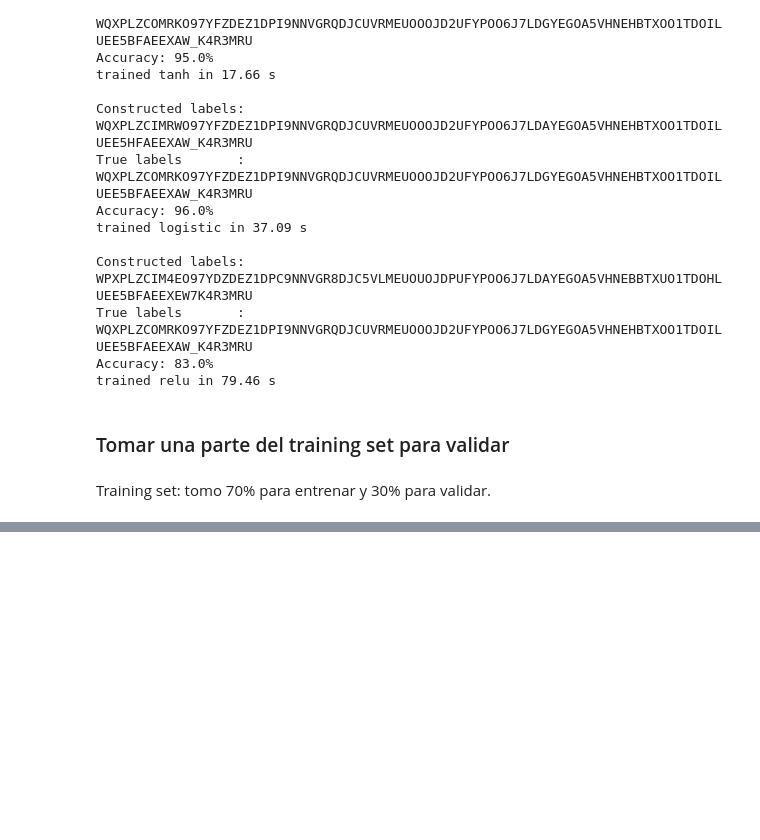
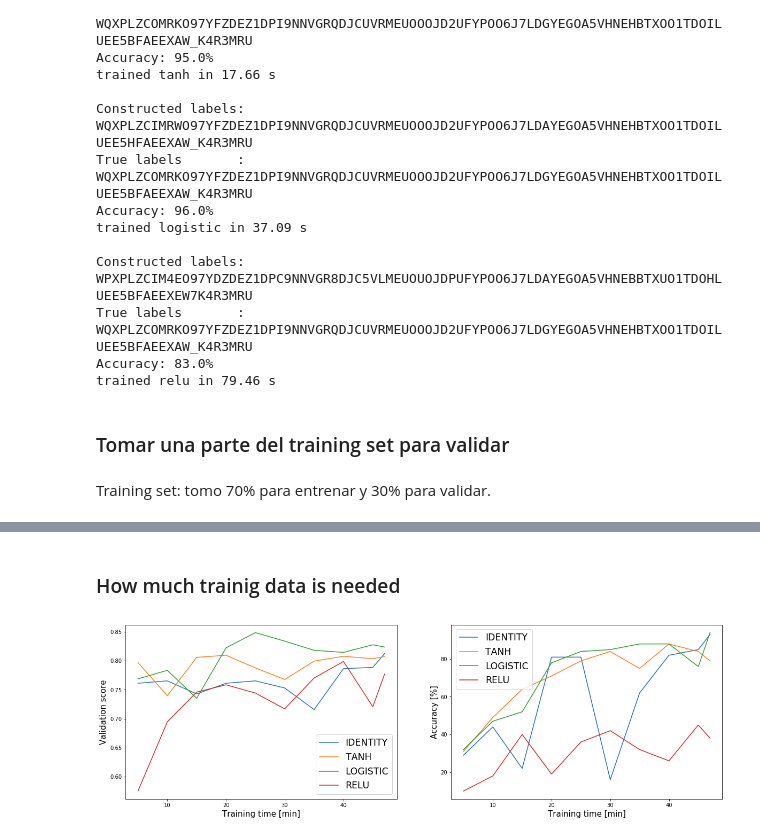
Before and after one commit to sofisappia/Machine-Learning-Algorithms, a Jupyter notebook: MLP.ipynb, the cells around one changed output, grey strips where cells are left out. Drawn from its saved outputs; the diff is of its cells as text; code cells hidden in the pictures; blank space fills up the shorter version.

```diff
--- a/MLP.ipynb
+++ b/MLP.ipynb
@@ -617,0 +744,46 @@ df
+# %% [markdown]
+### How much trainig data is needed
+# %%
+X_TRAIN = []  #traininig samples
+Y_TRAIN = []  #class labels
+x_norm = normalize(fv_train.data, axis = 1)
+for i in range(0,fv_train.data.shape[0],1620):
+    if(i+1620 <= fv_train.data.shape[0]):
+        X_TRAIN.append(x_norm.data[0:(i+1620),:])
+        Y_TRAIN.append(fv_train.axes[0][0:(i+1620)])
+    else:
+        X_TRAIN.append(x_norm.data)
+        Y_TRAIN.append(fv_train.axes[0])
+
+X_TRAIN = np.asarray(X_TRAIN)
+Y_TRAIN = np.asarray(Y_TRAIN)
+# %%
+scores = []
+
+for i in range(X_TRAIN.size):
+    pred, models = MLP_test(X_TRAIN[i], Y_TRAIN[i], x_test_norm, list_fcns,(50,), valid = True, verbose = False)
+    scores.append(models)
+# %%
+t = [round(X_TRAIN[i].shape[0]/1620 * 5) for i in range(X_TRAIN.size)]
+# %%
+fig = plt.figure(figsize = (20,6))
+plt.subplot(122)
+plt.plot(t, acc_dict[list_fcns[0]], label = list_fcns[0].upper())
+plt.plot(t, acc_dict[list_fcns[1]], label = list_fcns[1].upper())
+plt.plot(t, acc_dict[list_fcns[2]], label = list_fcns[2].upper())
+plt.plot(t, acc_dict[list_fcns[3]], label = list_fcns[3].upper())
+plt.legend(fontsize='xx-large')
+plt.xlabel('Training time [min]', fontsize = 15)
+plt.ylabel('Accuracy [%]', fontsize = 15)
+
+plt.subplot(121)
+plt.plot(t, valscore_dict[list_fcns[0]], label = list_fcns[0].upper())
+plt.plot(t, valscore_dict[list_fcns[1]], label = list_fcns[1].upper())
+plt.plot(t, valscore_dict[list_fcns[2]], label = list_fcns[2].upper())
+plt.plot(t, valscore_dict[list_fcns[3]], label = list_fcns[3].upper())
+plt.legend(fontsize='xx-large')
+plt.xlabel('Training time [min]', fontsize = 15)
+plt.ylabel('Validation score', fontsize = 15)
+plt.show()
+# %% [output]
+[figure, added]
```
Also changed, not shown: parts of 16 cells of this notebook.
